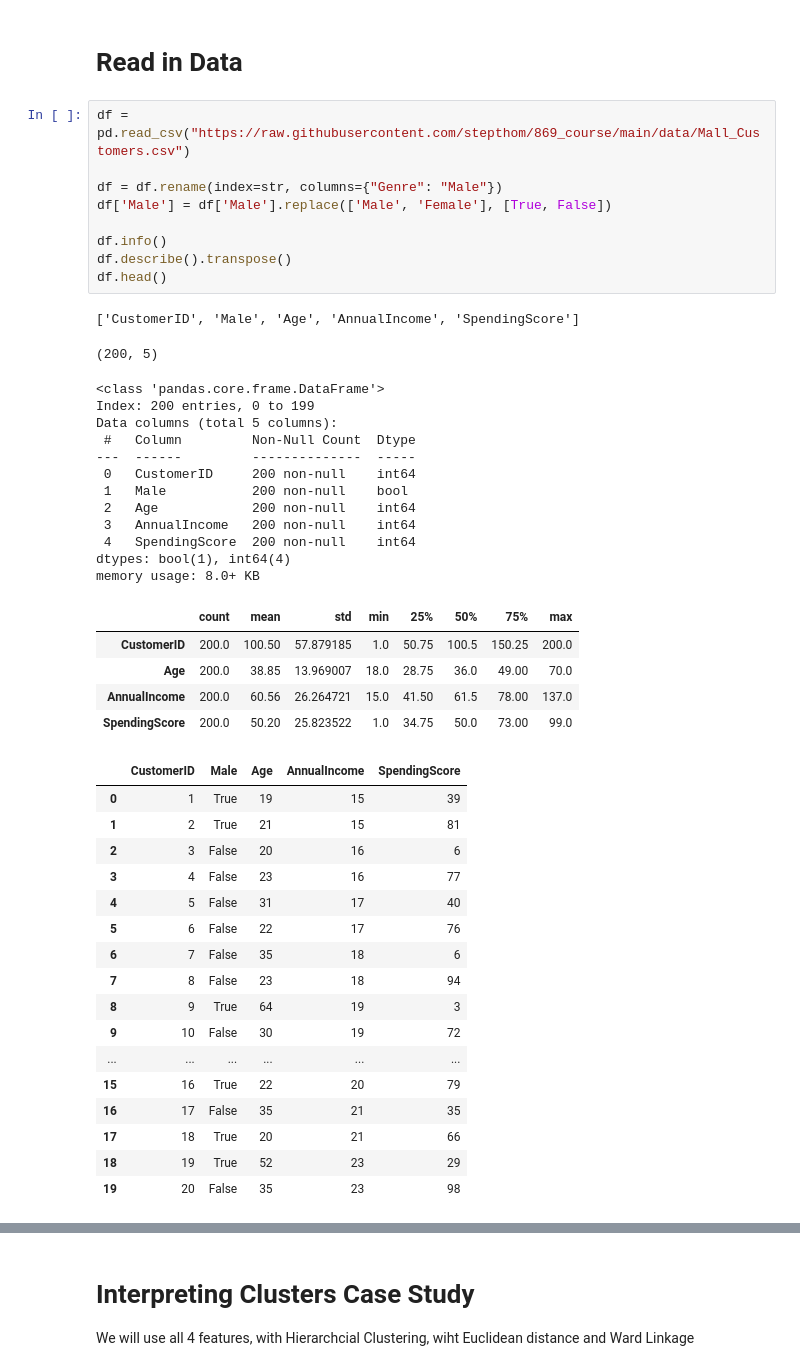
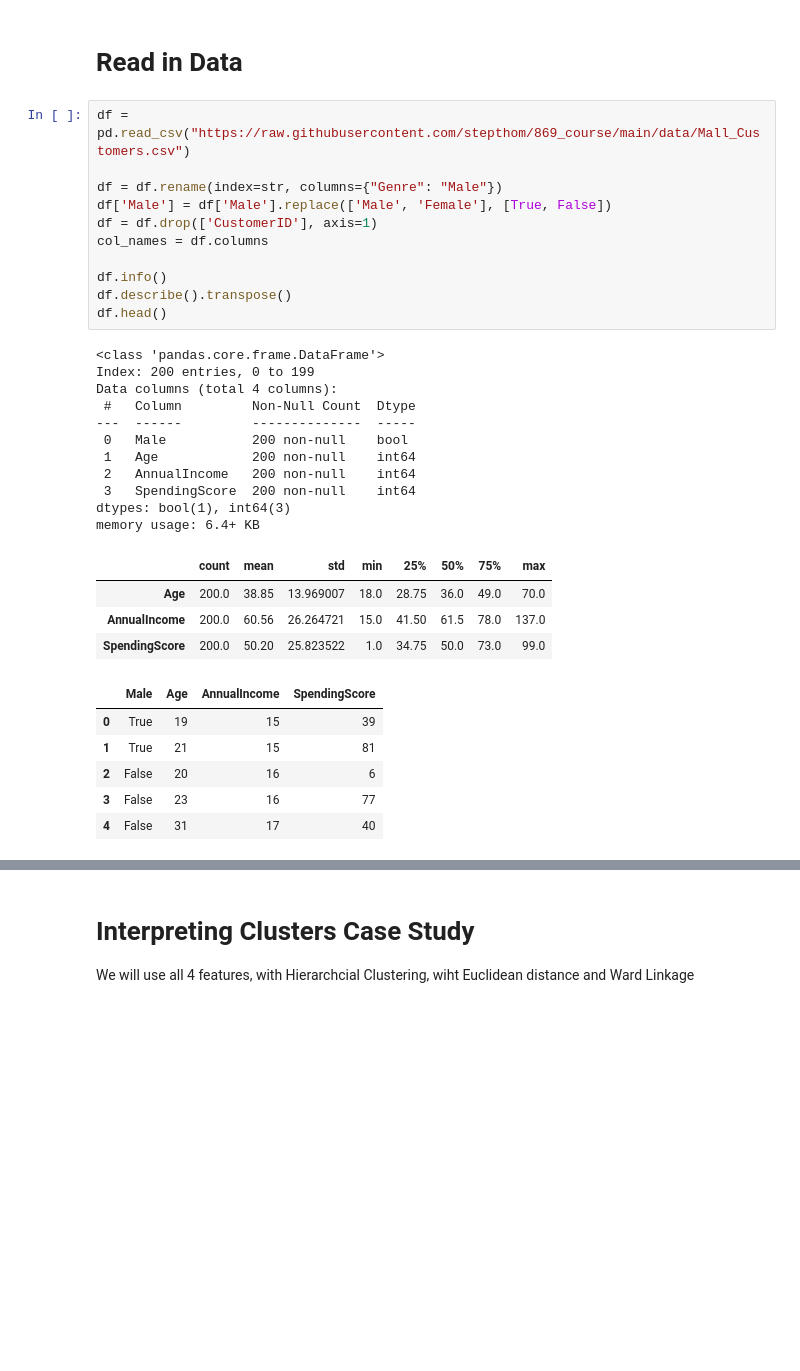
Before and after one commit to stepthom/869_course, a Jupyter notebook: clustering/slides_clustering_interpret.ipynb, the cells around one changed output, grey strips where cells are left out. Drawn from its saved outputs; the diff is of its cells as text; blank space fills up the shorter version.

```diff
--- a/clustering/slides_clustering_interpret.ipynb
+++ b/clustering/slides_clustering_interpret.ipynb
@@ -45,46 +45,33 @@ plt.rc('axes', grid=True)
 # %%
 df = pd.read_csv("https://raw.githubusercontent.com/stepthom/869_course/main/data/Mall_Customers.csv")
 
 df = df.rename(index=str, columns={"Genre": "Male"})
 df['Male'] = df['Male'].replace(['Male', 'Female'], [True, False])
+df = df.drop(['CustomerID'], axis=1)
+col_names = df.columns
 
 df.info()
 df.describe().transpose()
 df.head()
 # %% [output]
-['CustomerID', 'Male', 'Age', 'AnnualIncome', 'SpendingScore']
+<class 'pandas.core.frame.DataFrame'>
+Index: 200 entries, 0 to 199
+Data columns (total 4 columns):
+ #   Column         Non-Null Count  Dtype
+---  ------         --------------  -----
+ 0   Male           200 non-null    bool
+ 1   Age            200 non-null    int64
+ 2   AnnualIncome   200 non-null    int64
+ 3   SpendingScore  200 non-null    int64
+dtypes: bool(1), int64(3)
+memory usage: 6.4+ KB
-(200, 5)
-<class 'pandas.core.frame.DataFrame'>
-Index: 200 entries, 0 to 199
-Data columns (total 5 columns):
- #   Column         Non-Null Count  Dtype
----  ------         --------------  -----
- 0   CustomerID     200 non-null    int64
- 1   Male           200 non-null    bool
- 2   Age            200 non-null    int64
- 3   AnnualIncome   200 non-null    int64
- 4   SpendingScore  200 non-null    int64
-dtypes: bool(1), int64(4)
-memory usage: 8.0+ KB
 |  | count | mean | std | min | 25% | 50% | 75% | max |
-| CustomerID | 200.0 | 100.50 | 57.879185 | 1.0 | 50.75 | 100.5 | 150.25 | 200.0 |
-| Age | 200.0 | 38.85 | 13.969007 | 18.0 | 28.75 | 36.0 | 49.00 | 70.0 |
-| AnnualIncome | 200.0 | 60.56 | 26.264721 | 15.0 | 41.50 | 61.5 | 78.00 | 137.0 |
-| SpendingScore | 200.0 | 50.20 | 25.823522 | 1.0 | 34.75 | 50.0 | 73.00 | 99.0 |
+| Age | 200.0 | 38.85 | 13.969007 | 18.0 | 28.75 | 36.0 | 49.0 | 70.0 |
+| AnnualIncome | 200.0 | 60.56 | 26.264721 | 15.0 | 41.50 | 61.5 | 78.0 | 137.0 |
+| SpendingScore | 200.0 | 50.20 | 25.823522 | 1.0 | 34.75 | 50.0 | 73.0 | 99.0 |
-|  | CustomerID | Male | Age | AnnualIncome | SpendingScore |
-| 0 | 1 | True | 19 | 15 | 39 |
-| 1 | 2 | True | 21 | 15 | 81 |
-| 2 | 3 | False | 20 | 16 | 6 |
-| 3 | 4 | False | 23 | 16 | 77 |
-| 4 | 5 | False | 31 | 17 | 40 |
-| 5 | 6 | False | 22 | 17 | 76 |
-| 6 | 7 | False | 35 | 18 | 6 |
-| 7 | 8 | False | 23 | 18 | 94 |
-| 8 | 9 | True | 64 | 19 | 3 |
-| 9 | 10 | False | 30 | 19 | 72 |
-| ... | ... | ... | ... | ... | ... |
-| 15 | 16 | True | 22 | 20 | 79 |
-| 16 | 17 | False | 35 | 21 | 35 |
-| 17 | 18 | True | 20 | 21 | 66 |
-| 18 | 19 | True | 52 | 23 | 29 |
-| 19 | 20 | False | 35 | 23 | 98 |
+|  | Male | Age | AnnualIncome | SpendingScore |
+| 0 | True | 19 | 15 | 39 |
+| 1 | True | 21 | 15 | 81 |
+| 2 | False | 20 | 16 | 6 |
+| 3 | False | 23 | 16 | 77 |
+| 4 | False | 31 | 17 | 40 |
```
Also changed, not shown: parts of 9 cells of this notebook, 1 other file.
